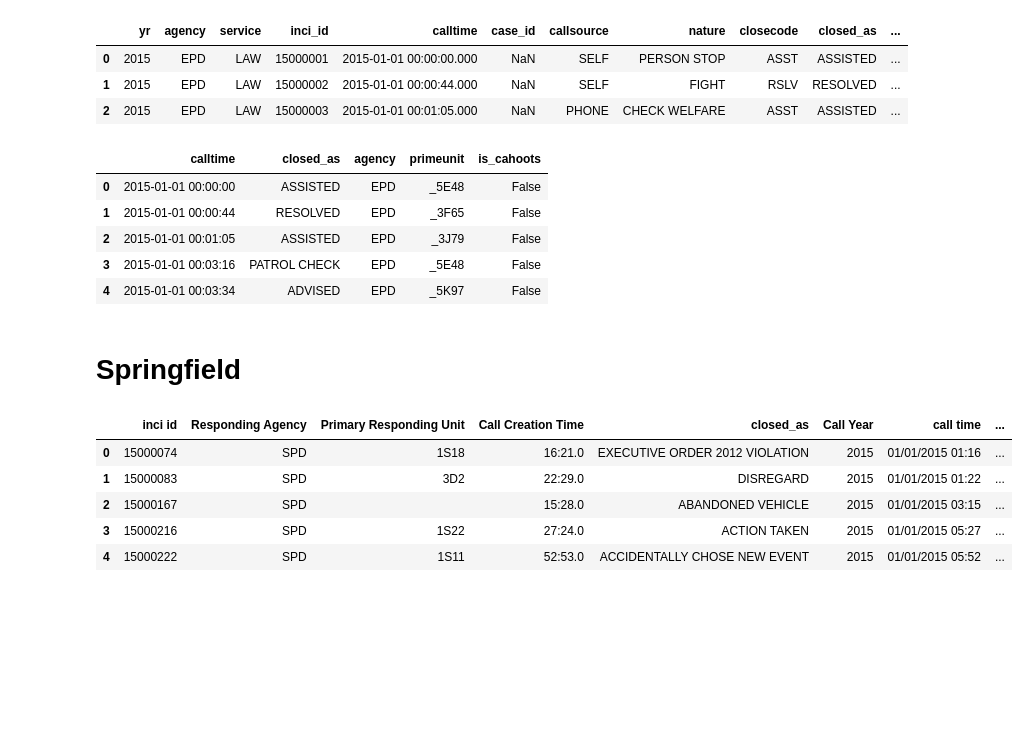
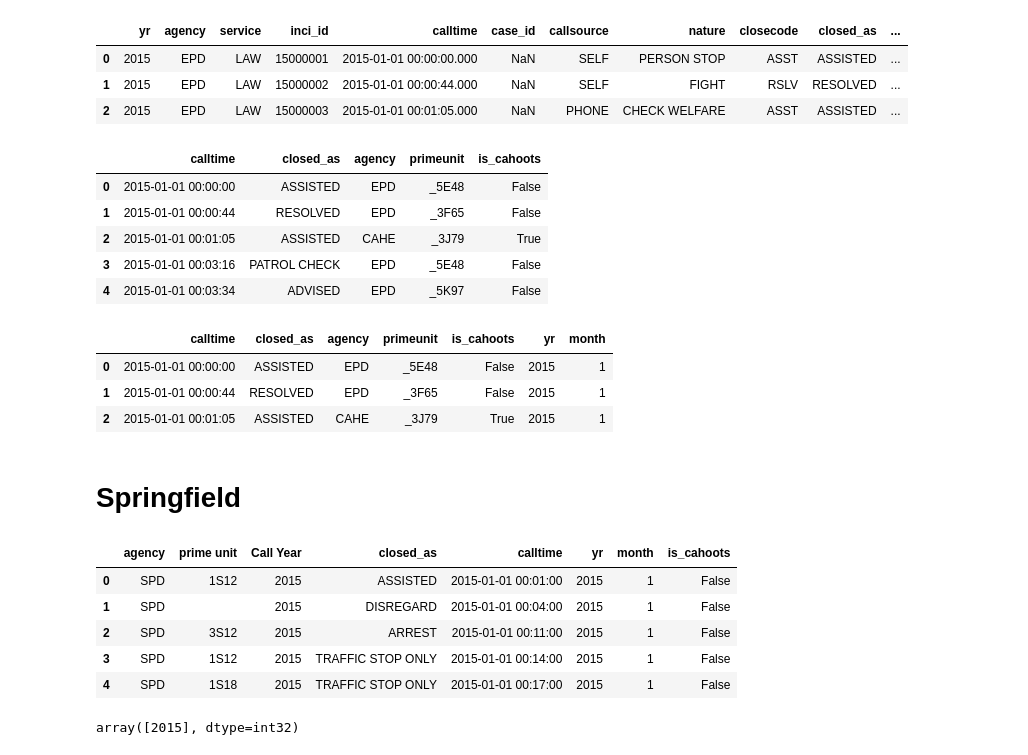
Before and after one commit to BNovaW/call-outcomes, a Jupyter notebook: Cleaning.ipynb, the cells around one changed output. Saved outputs shown, nothing was run; the diff lists cells and outputs as text; code cells hidden in the pictures; blank space fills up the shorter version.

Commit message:
Cleaning+step 1 of analysis

```diff
--- a/Cleaning.ipynb
+++ b/Cleaning.ipynb
@@ -56,10 +61,10 @@ eug_clean = eug[["calltime", "closed_as", "agency", "primeunit"]]
 eug_clean = eug_clean.dropna()
 
 #closed_as column
-#change to CAHOOTS DEPLOYED: 'K897 DEPLOYED', 'K891 DEPLOYED', 'K895 DEPLOYED', 'K898 DEPLOYED', 'K896 DEPLOYED', 'K893 DEPLOYED'
-eug_clean.replace(['K897 DEPLOYED', 'K891 DEPLOYED', 'K895 DEPLOYED', 'K898 DEPLOYED', 'K896 DEPLOYED', 'K893 DEPLOYED'], "CAHOOTS DEPLOYED", inplace=True)
+#change to K DEPLOYED maybe K9 units?
+eug_clean.replace(['K897 DEPLOYED', 'K891 DEPLOYED', 'K895 DEPLOYED', 'K898 DEPLOYED', 'K896 DEPLOYED', 'K893 DEPLOYED'], "K DEPLOYED", inplace=True)
 #assumption this is hospital transport: 'PATIENT TRANSPORTED' and changed to 'HOSPITAL'
-eug_clean.replace("PATIENT TRANSPORTED", "HOSPITAL", inplace=True)
+eug_clean.replace(["PATIENT TRANSPORTED", 'MEDICAL AID EPD', 'SEND PCR REPORT'], "HOSPITAL", inplace=True)
 #should 'JUVENILE TAKEN INTO CUSTODY' count as 'ARREST'?
 eug_clean.replace("JUVENILE TAKEN INTO CUSTODY", "ARREST", inplace=True)
 
@@ -70,38 +75,76 @@ eug_clean["calltime"] = pd.to_datetime(eug_clean["calltime"], format="%Y-%m-%d %
 
 #Make is_CAHOOTS column
 #True if agency==CAHE and/or primeunit follows the pattern _#J##
-eug_clean["is_cahoots"] = (eug_clean["agency"] == "CAHE" ) | (eug_clean["primeunit"].str.match(r"^.\dJ\d{2}$", na=False))
+eug_clean["is_cahoots"] = (eug_clean["agency"] == "CAHE" ) | (eug_clean["primeunit"].isin(['_TESTCA', '_CAHOT ', '_1J77  ', '_3J78  ', '_4J79  ','_AWO   ', '_C100  ', '_3J77  ', '_3J79  ']))
+eug_clean.loc[eug_clean["is_cahoots"] == True, "agency"] = "CAHE"
 eug_clean.head()
 # %% [output]
 |  | calltime | closed_as | agency | primeunit | is_cahoots |
 | 0 | 2015-01-01 00:00:00 | ASSISTED | EPD | _5E48 | False |
 | 1 | 2015-01-01 00:00:44 | RESOLVED | EPD | _3F65 | False |
-| 2 | 2015-01-01 00:01:05 | ASSISTED | EPD | _3J79 | False |
+| 2 | 2015-01-01 00:01:05 | ASSISTED | CAHE | _3J79 | True |
 | 3 | 2015-01-01 00:03:16 | PATROL CHECK | EPD | _5E48 | False |
 | 4 | 2015-01-01 00:03:34 | ADVISED | EPD | _5K97 | False |
+# %%
+#Merge Eug and MCSLC
+mcslc_eug["is_cahoots"] = False
+mcslc_eug.drop(["City", "ID", "Dispatch Date & Time"], axis=1, inplace=True)
+
+eugene = pd.concat([eug_clean, mcslc_eug], ignore_index=True).sort_values(by="calltime")
+eugene["yr"] = eugene["calltime"].dt.year
+eugene["month"] = eugene["calltime"].dt.month
+eugene.head(3)
+# %% [output]
+|  | calltime | closed_as | agency | primeunit | is_cahoots | yr | month |
+| 0 | 2015-01-01 00:00:00 | ASSISTED | EPD | _5E48 | False | 2015 | 1 |
+| 1 | 2015-01-01 00:00:44 | RESOLVED | EPD | _3F65 | False | 2015 | 1 |
+| 2 | 2015-01-01 00:01:05 | ASSISTED | CAHE | _3J79 | True | 2015 | 1 |
 # %% [markdown]
 # Springfield
 # %%
-spd = pd.read_csv("2015-2025 SPD Calls for Service.csv")
-spd_units = pd.read_csv("2015-2025 SPD Responding Units.csv")
-spd_close = pd.read_csv("2015-2025 SPD Calls with Close Codes.csv")
+#Read in all files
+spd = pd.read_excel("2015-2025 SPD Calls for Service.xlsx")
+spd_units = pd.read_excel("2015-2025 SPD Responding Units.xlsx")
+spd_close = pd.read_excel("2015-2025 SPD Calls with Close Codes.xlsx")
 designator = pd.read_csv("SPD Designator Notes.csv")
+close_codes = pd.read_csv("SPD Close Codes.csv")
 
-spd_new = spd.join(spd_close) #join on index
+#Merge dataframes
+spd_new = spd.merge(spd_close, on="Incident Number", how="outer")
+spd_new = spd_new.merge(spd_units, left_on="Incident Number", right_on="inci id", how="outer")
 
-spd_clean = spd_new[["Incident Number", "Responding Agency", "Primary Responding Unit", "Call Creation Time", "Definition", "Call Year"]]
-spd_clean = spd_clean.rename(columns={"Definition": "closed_as", "Incident Number": "inci id"})
+spd_clean = spd_new[['Responding Agency', 'Close Code', 'call time', 'prime unit', 'Call Year']].copy()
+spd_clean.rename(columns={"Responding Agency": "agency"}, inplace=True)
+
+mapping = dict(zip(close_codes["Close Code"], close_codes["Definition"]))
+spd_clean["closed_as"] = (spd_clean["Close Code"].map(mapping))
 spd_clean["closed_as"] = spd_clean["closed_as"].str.upper()
 
-#merge on incident id
-spd_clean1 = spd_clean.merge(spd_units, left_on="inci id", right_on="inci id", how="left")
-spd_clean1.drop("Unnamed: 1", axis=1, inplace=True)
 #convert to datetime
-spd_clean1["calltime"] = pd.to_datetime(spd_clean1["Call time"], format="%m/%d/%y %H:%M")
+#spd_clean["calltime"] = pd.to_datetime(spd_clean["call time"], format="%m/%d/%Y %H:%M")
+spd_clean["calltime"] = pd.to_datetime(spd_clean["call time"], errors="coerce")
+spd_clean["yr"] = spd_clean["calltime"].dt.year
+spd_clean["month"] = spd_clean["calltime"].dt.month
+spd_clean.drop(["Close Code", "call time"], axis=1, inplace=True)
+
+#create is_cahoots boolean column
+spd_clean["is_cahoots"] = spd_clean["prime unit"].isin(['3J81  ', 'CAHOT ', '3J78  '])
+spd_clean.loc[spd_clean["is_cahoots"] == True, "agency"] = "CAHE"
+
+
+#updating closed as variables similar to eugene
+spd_clean.replace(['MEDICAL AID EPD', 'MED EXPRESS', 'PATIENT TRASNPORTED', 'SEND PCR REPORT'], "HOSPITAL", inplace=True)
+spd_clean.replace("JUVENILE TAKEN INTO CUSTODY", "ARREST", inplace=True)
+
+spd_clean.head(5)
 # %% [output]
-|  | inci id | Responding Agency | Primary Responding Unit | Call Creation Time | closed_as | Call Year | call time | ... |
-| 0 | 15000074 | SPD | 1S18 | 16:21.0 | EXECUTIVE ORDER 2012 VIOLATION | 2015 | 01/01/2015 01:16 | ... |
-| 1 | 15000083 | SPD | 3D2 | 22:29.0 | DISREGARD | 2015 | 01/01/2015 01:22 | ... |
-| 2 | 15000167 | SPD |  | 15:28.0 | ABANDONED VEHICLE | 2015 | 01/01/2015 03:15 | ... |
-| 3 | 15000216 | SPD | 1S22 | 27:24.0 | ACTION TAKEN | 2015 | 01/01/2015 05:27 | ... |
-| 4 | 15000222 | SPD | 1S11 | 52:53.0 | ACCIDENTALLY CHOSE NEW EVENT | 2015 | 01/01/2015 05:52 | ... |
+|  | agency | prime unit | Call Year | closed_as | calltime | yr | month | is_cahoots |
+| 0 | SPD | 1S12 | 2015 | ASSISTED | 2015-01-01 00:01:00 | 2015 | 1 | False |
+| 1 | SPD |  | 2015 | DISREGARD | 2015-01-01 00:04:00 | 2015 | 1 | False |
+| 2 | SPD | 3S12 | 2015 | ARREST | 2015-01-01 00:11:00 | 2015 | 1 | False |
+| 3 | SPD | 1S12 | 2015 | TRAFFIC STOP ONLY | 2015-01-01 00:14:00 | 2015 | 1 | False |
+| 4 | SPD | 1S18 | 2015 | TRAFFIC STOP ONLY | 2015-01-01 00:17:00 | 2015 | 1 | False |
+# %%
+spd_clean["yr"].unique()
+# %% [output]
+array([2015], dtype=int32)
```
Also changed, not shown: parts of 16 cells of this notebook.
